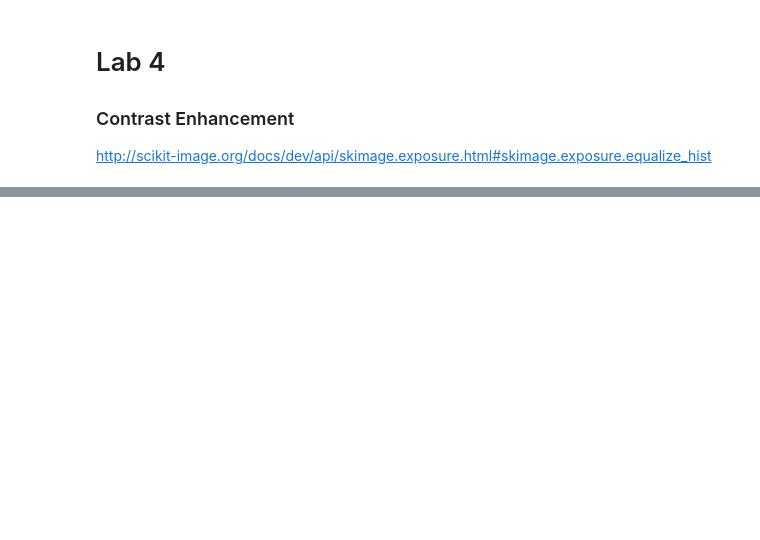
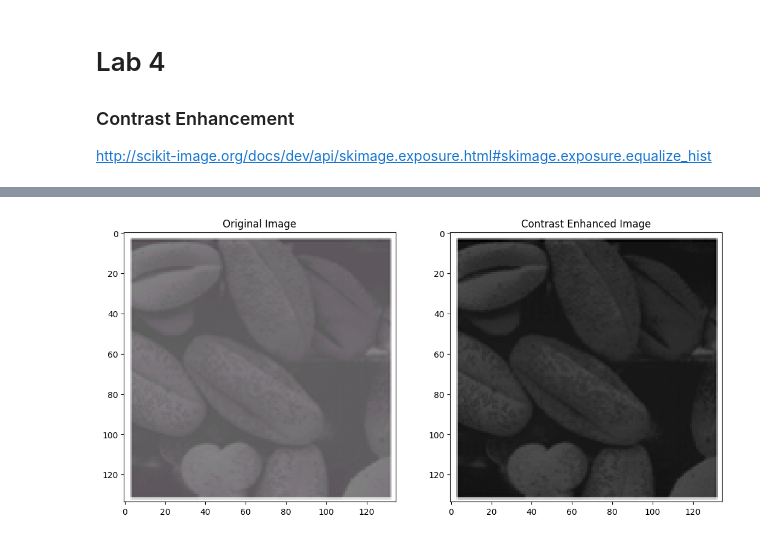
Before and after one commit to gehadnasser-2004/image-proccessing, a Jupyter notebook: Lab4-std/Lab4_STD.ipynb, the cells around one changed output, grey strips where cells are left out. Saved outputs shown, nothing was run; the diff lists cells and outputs as text; code cells hidden in the pictures; blank space fills up the shorter version.

```diff
--- a/Lab4-std/Lab4_STD.ipynb
+++ b/Lab4-std/Lab4_STD.ipynb
@@ -60,0 +63,24 @@ def getImageWithHist(name,ext,nbins=256):
+# %%
+'''
+2
+Contrast Enhancement
+'''
+def Contrast_enhancement(image):
+    if image.ndim == 3:
+        image = np.mean(image, axis=2).astype(np.uint8)
+
+    result = image.copy().astype(float)
+
+    mask = (image >= 0) & (image <= 100)
+    result[mask] = 50 + ((image[mask] - 0) * (200 - 50) / (100 - 0))
+
+
+    result = np.clip(result, 0, 255).astype(np.uint8)
+    return result
+image = io.imread('imgs\Picture2.png')
+
+
+enhanced = Contrast_enhancement(image)
+show_images([image, enhanced], ['Original Image', 'Contrast Enhanced Image'])
+# %% [output]
+[figure, added]
```
Also changed, not shown: parts of 10 cells of this notebook.
